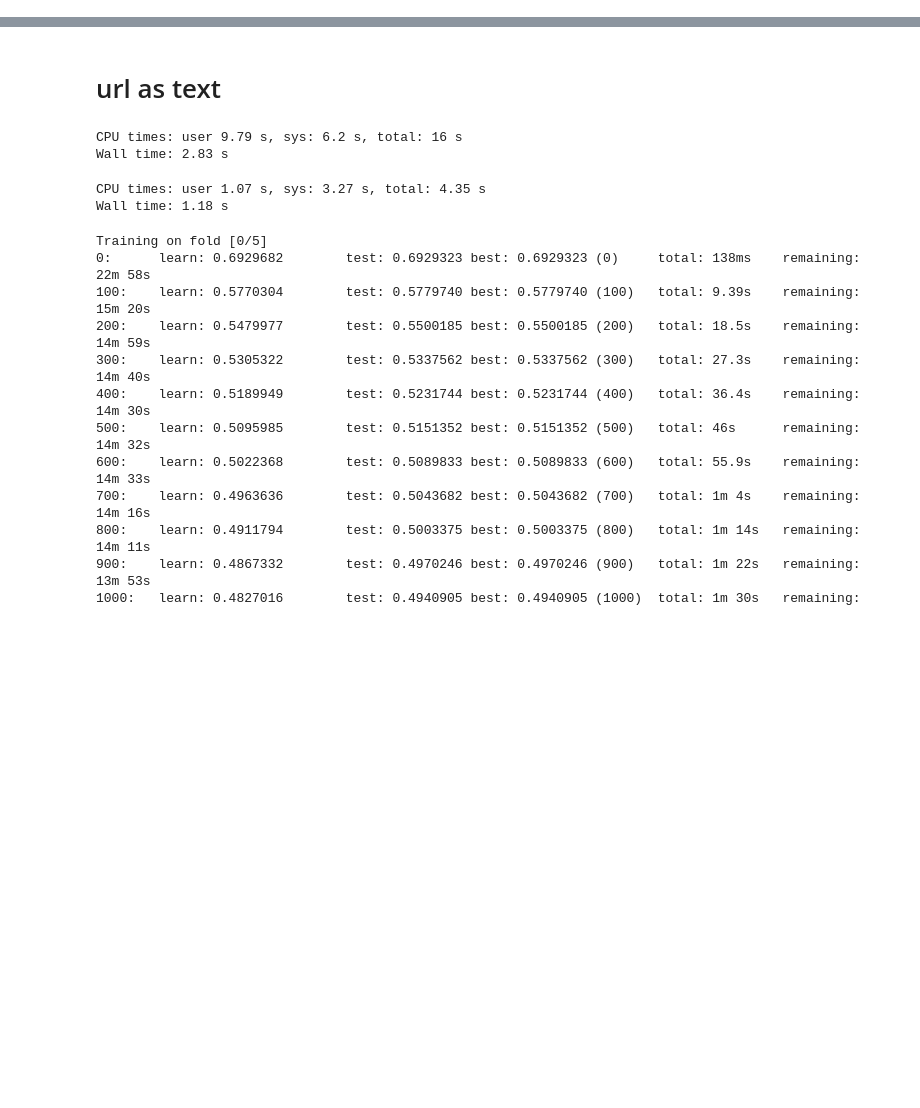
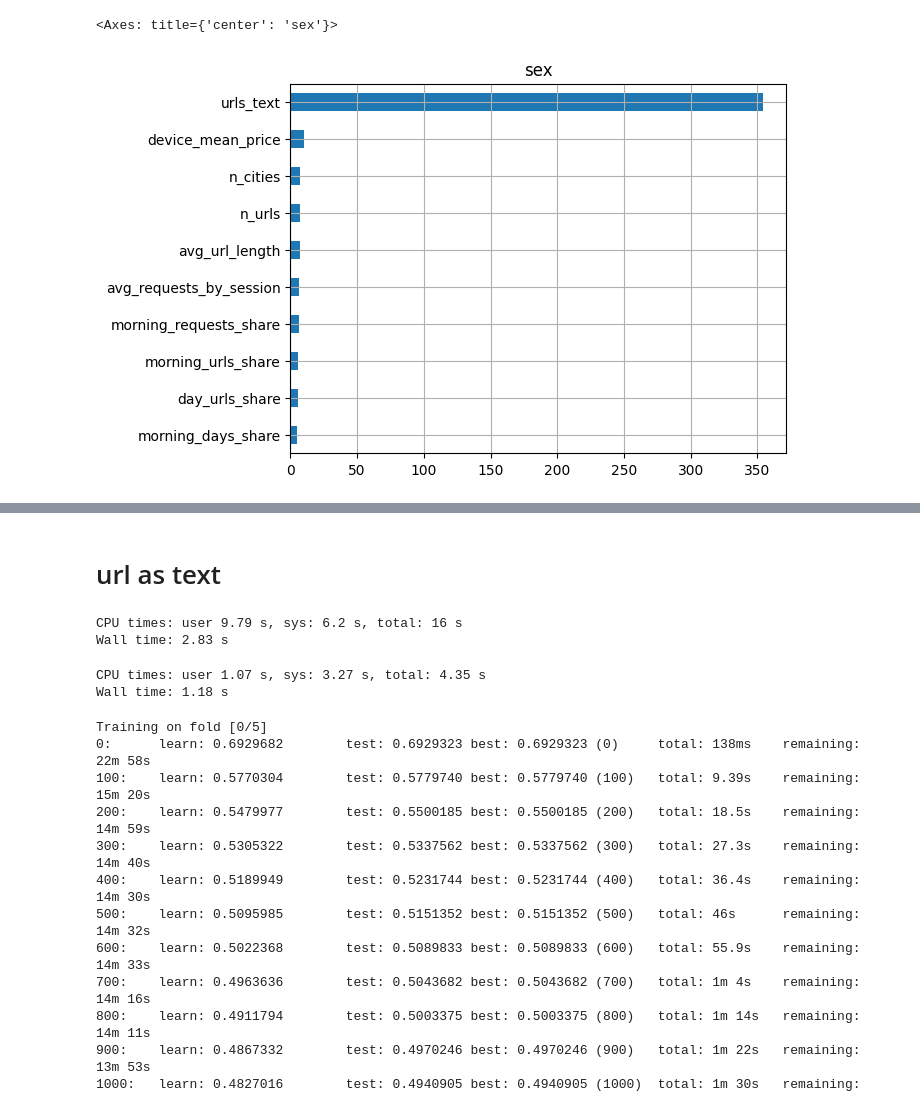
Before and after one commit to eura17/mts-ml-cup, a Jupyter notebook: notebooks/catboost.ipynb, the cells around one changed output, grey strips where cells are left out. Drawn from its saved outputs; the diff is of its cells as text; code cells hidden in the pictures; blank space fills up the shorter version.

```diff
--- a/notebooks/catboost.ipynb
+++ b/notebooks/catboost.ipynb
@@ -39,10 +226,14 @@ test = pl.read_parquet("../data/processed/test-users.pq")
 # %%
-def join_precomputed_features(dataset: pl.DataFrame) -> pl.DataFrame:
+def join_precomputed_features(dataset: pl.DataFrame, black_list: set[str] = None) -> pl.DataFrame:
+    black_list = black_list or set()
     for feat_type in os.listdir("../data/features"):
         for features_file in os.listdir(f"../data/features/{feat_type}"):
-            if not features_file.endswith(".pq"):
+            if not features_file.endswith(".pq") or features_file in black_list:
                 continue
 
-            features = pl.read_parquet(f"../data/features/{feat_type}/{features_file}")
+            features = (
+                pl.read_parquet(f"../data/features/{feat_type}/{features_file}")
+                .with_columns(pl.col("user_id").cast(pl.UInt32))
+            )
             dataset = dataset.join(features, how="left", on="user_id")
     return dataset
@@ -48,0 +609,12 @@ def join_precomputed_features(dataset: pl.DataFrame) -> pl.DataFrame:
+# %%
+(
+    pd.Series(
+        sum(m.feature_importances_ for m in sex_models), index=sex_models[0].feature_names_
+    ).sort_values(ascending=True).tail(10).plot.barh(
+        grid=True,
+        title="sex"
+    )
+)
+# %% [output]
+<Axes: title={'center': 'sex'}>
+[figure, added]
```
Also changed, not shown: parts of 59 cells of this notebook, 24 other files.
